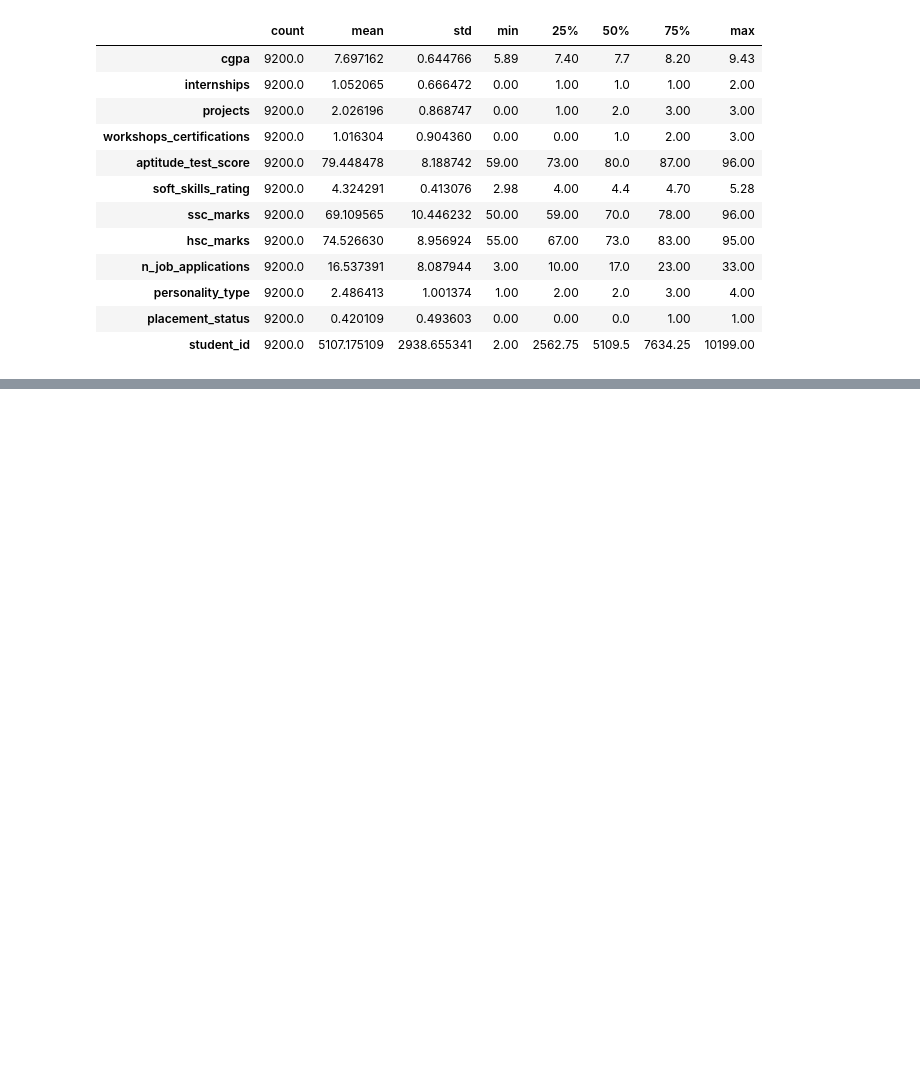
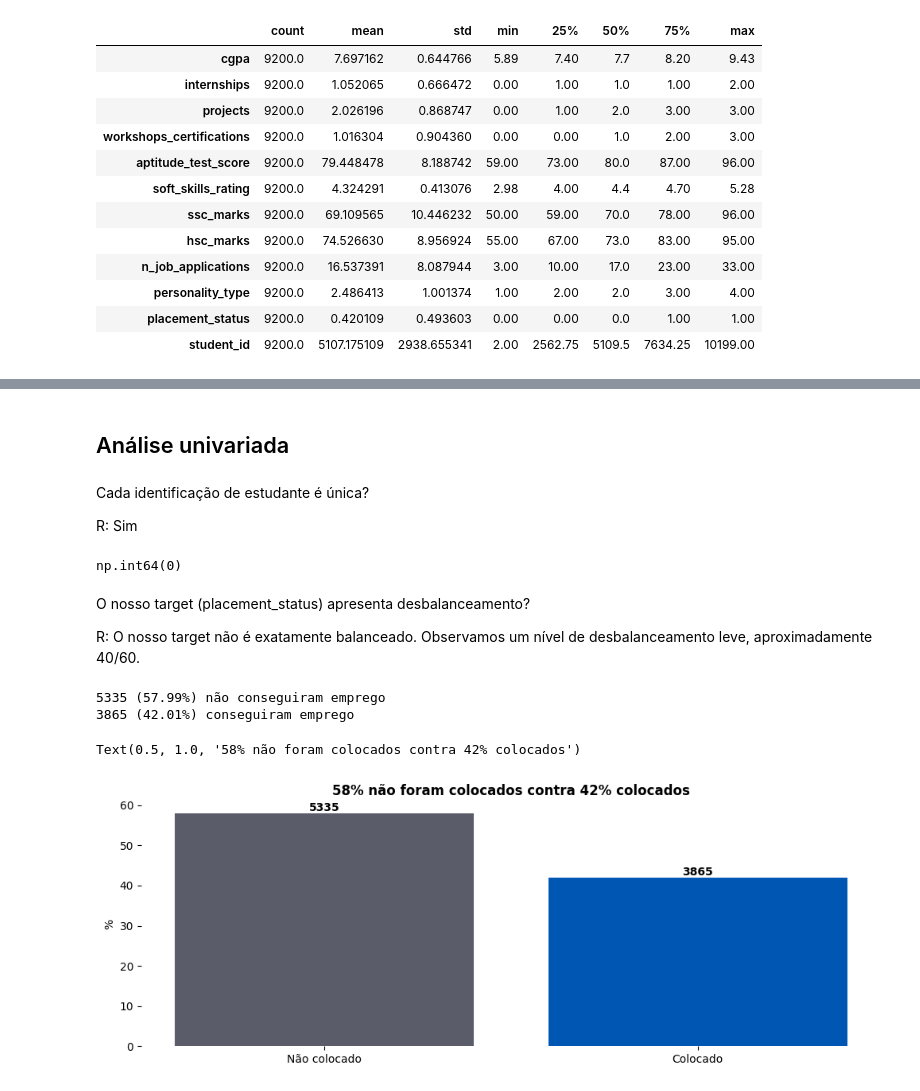
Before and after one commit to Alexandre-Esposte/JobProphet, a Jupyter notebook: notebooks/analise.ipynb, the cells around one changed output, grey strips where cells are left out. Drawn from its saved outputs; the diff is of its cells as text; code cells hidden in the pictures; blank space fills up the shorter version.

```diff
--- a/notebooks/analise.ipynb
+++ b/notebooks/analise.ipynb
@@ -19,6 +19,15 @@ import pandas as pd
 import numpy as np
 import matplotlib.pyplot as plt
 import seaborn as sns
+import matplotlib as mpl
+
+mpl.rcParams['axes.spines.right'] = False
+mpl.rcParams['axes.spines.top'] = False
+mpl.rcParams['figure.figsize'] = 12 , 6
+
+nao_colocar_color = '#5a5c69'
+
+colocado_color = '#0056b3'
 # %% [markdown]
 # Carregando dados
 # %%
@@ -148,0 +168,33 @@ data.describe().T
+# %% [markdown]
+## Análise univariada
+# %% [markdown]
+Cada identificação de estudante é única?
+
+R: Sim
+# %%
+data['student_id'].duplicated().sum()
+# %% [output]
+np.int64(0)
+# %% [markdown]
+O nosso target (placement_status) apresenta desbalanceamento?
+
+R: O nosso target não é exatamente balanceado. Observamos um nível de desbalanceamento leve, aproximadamente 40/60.
+# %%
+contagem = data['placement_status'].value_counts()
+
+print(f'{contagem[0]} ({contagem[0]/9200*100:.2f}%) não conseguiram emprego\n'
+      f'{contagem[1]} ({contagem[1]/9200*100:.2f}%) conseguiram emprego')
+# %% [output]
+5335 (57.99%) não conseguiram emprego
+3865 (42.01%) conseguiram emprego
+# %%
+plt.bar(x = ['Não colocado' , 'Colocado'], height = [contagem[0]/9200*100, contagem[1]/9200*100], color = [nao_colocar_color,colocado_color])
+plt.box(False)
+
+plt.ylabel('%')
+plt.text(x = 'Não colocado', y = contagem[0]/9200*100, s = contagem[0], ha = 'center', va = 'bottom', fontweight = 'bold', fontsize = 10)
+plt.text(x = 'Colocado', y = contagem[1]/9200*100, s = contagem[1], ha= 'center', va = 'bottom', fontweight = 'bold', fontsize = 10)
+plt.title("58% não foram colocados contra 42% colocados", fontsize=12, fontweight='bold')
+# %% [output]
+Text(0.5, 1.0, '58% não foram colocados contra 42% colocados')
+[figure, added]
```
Also changed, not shown: parts of 9 cells of this notebook.
